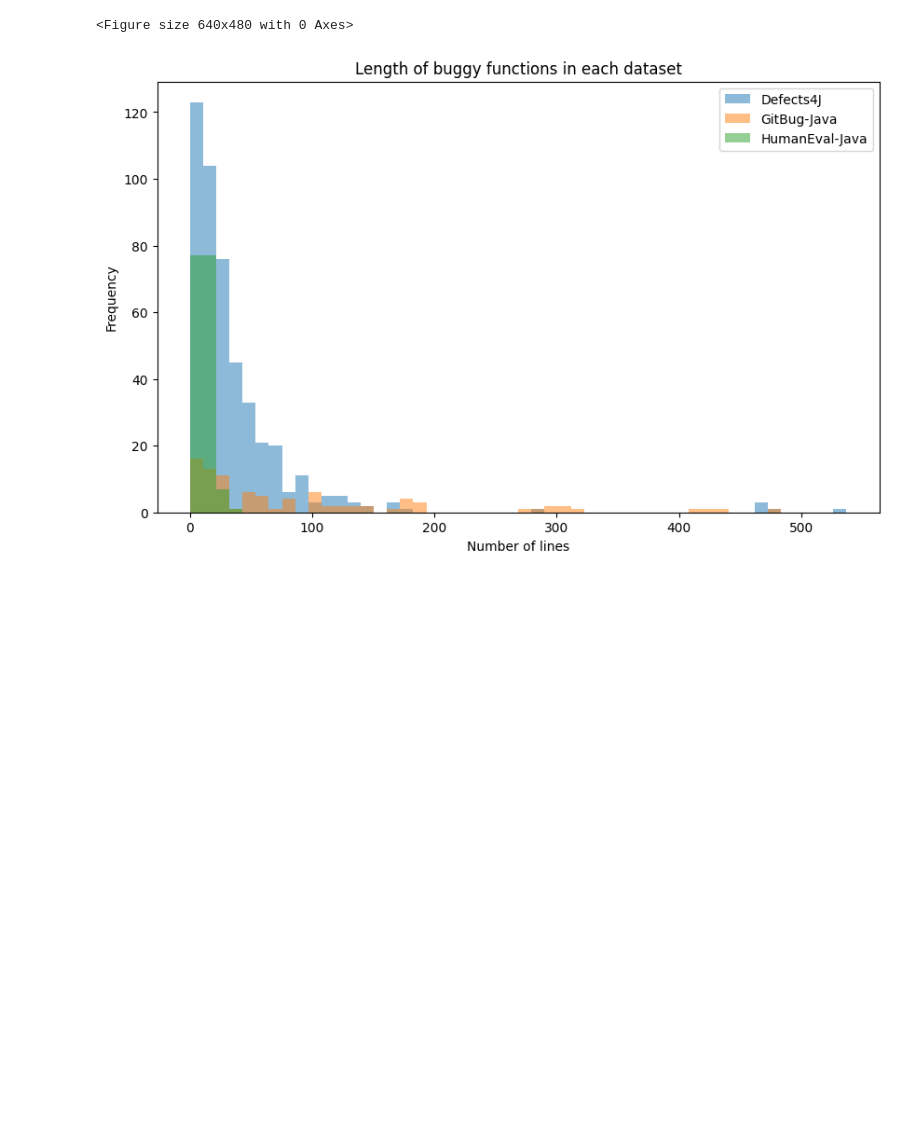
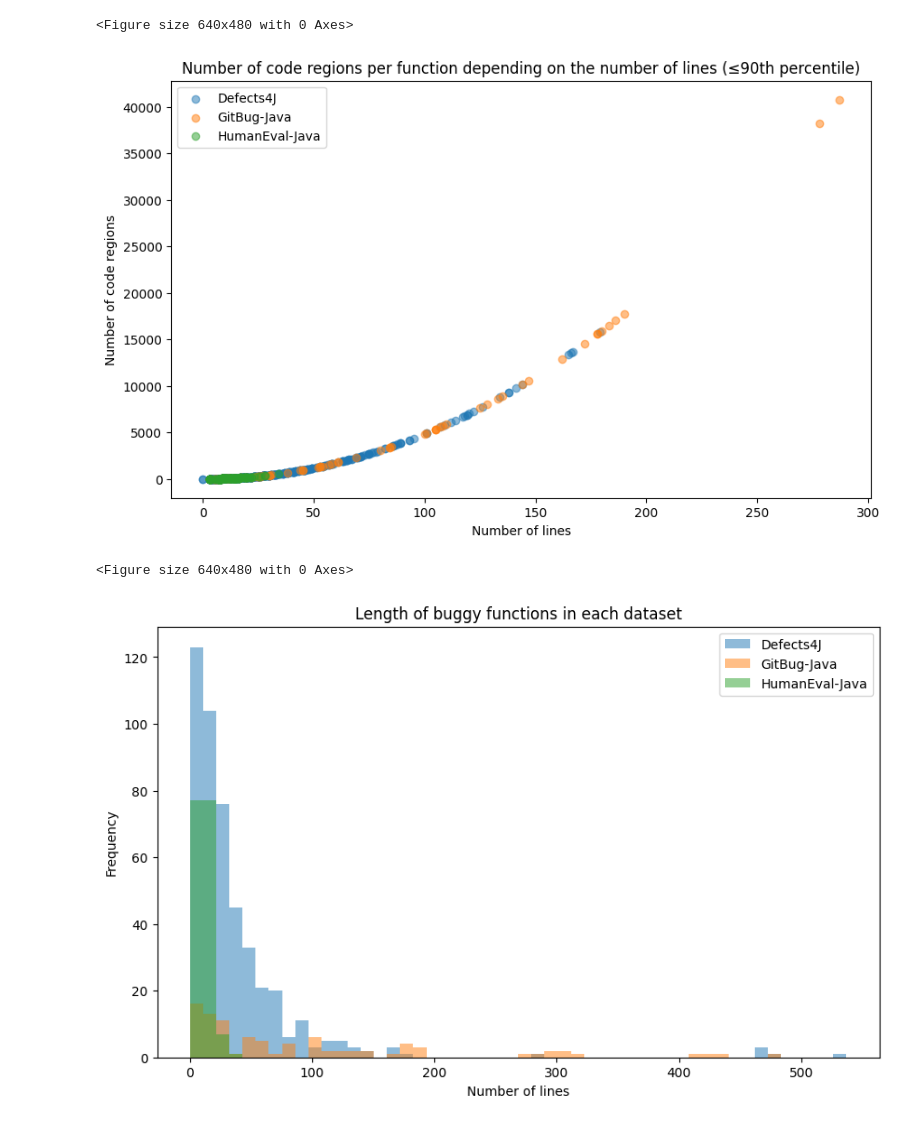
Before and after one commit to ASSERT-KTH/repairllama, a Jupyter notebook: src/fl/analyse_fl.ipynb, the cells around one changed output. Cells and saved outputs as stored; diff of their text form; code cells hidden in the pictures; blank space fills up the shorter version.

```diff
--- a/src/fl/analyse_fl.ipynb
+++ b/src/fl/analyse_fl.ipynb
@@ -15,3 +15,68 @@ humanevaljava_buggy_functions = []
 with open("../../benchmarks/humanevaljava/humaneval_f2f_bugs_with_ir1.jsonl", "r") as f:
     humanevaljava_buggy_functions = [json.loads(line) for line in f]
     humanevaljava_buggy_functions = [b["buggy_code"] for b in humanevaljava_buggy_functions if "buggy_code" in b]
+# %%
+import matplotlib.pyplot as plt
+import pandas as pd
+from fl import fault_localizer
+
+# Calculate the number of lines and the number of code regions for each function
+defects4j_data = [(len(b.splitlines()), len(fault_localizer(b))) for b in defects4j_buggy_functions]
+gitbugjava_data = [(len(b.splitlines()), len(fault_localizer(b))) for b in gitbugjava_buggy_functions]
+humanevaljava_data = [(len(b.splitlines()), len(fault_localizer(b))) for b in humanevaljava_buggy_functions]
+
+# Create DataFrames
+defects4j_df = pd.DataFrame(defects4j_data, columns=["Number of lines", "Number of code regions"])
+gitbugjava_df = pd.DataFrame(gitbugjava_data, columns=["Number of lines", "Number of code regions"])
+humanevaljava_df = pd.DataFrame(humanevaljava_data, columns=["Number of lines", "Number of code regions"])
+
+# Calculate descriptive statistics
+percentiles = [0.25, 0.5, 0.7, 0.75, 0.8, 0.9]
+defects4j_stats = defects4j_df.describe(percentiles)
+gitbugjava_stats = gitbugjava_df.describe(percentiles)
+humanevaljava_stats = humanevaljava_df.describe(percentiles)
+
+print("Defects4J Descriptive Statistics:")
+print(defects4j_stats)
+print("\nGitBug-Java Descriptive Statistics:")
+print(gitbugjava_stats)
+print("\nHumanEval-Java Descriptive Statistics:")
+print(humanevaljava_stats)
+
+# Calculate 90th percentile for number of lines
+p90_lines = max(
+    defects4j_df["Number of lines"].quantile(0.9),
+    gitbugjava_df["Number of lines"].quantile(0.9),
+    humanevaljava_df["Number of lines"].quantile(0.9)
+)
+
+# Clear the current figure
+plt.clf()
+
+# Increase the figure size
+fig, ax = plt.subplots(figsize=(10, 6))
+
+# Plot scatter plots with filtered data
+ax.scatter(
+    defects4j_df[defects4j_df["Number of lines"] <= p90_lines]["Number of lines"],
+    defects4j_df[defects4j_df["Number of lines"] <= p90_lines]["Number of code regions"],
+    alpha=0.5, label="Defects4J"
+)
+ax.scatter(
+    gitbugjava_df[gitbugjava_df["Number of lines"] <= p90_lines]["Number of lines"],
+    gitbugjava_df[gitbugjava_df["Number of lines"] <= p90_lines]["Number of code regions"],
+    alpha=0.5, label="GitBug-Java"
+)
+ax.scatter(
+    humanevaljava_df[humanevaljava_df["Number of lines"] <= p90_lines]["Number of lines"],
+    humanevaljava_df[humanevaljava_df["Number of lines"] <= p90_lines]["Number of code regions"],
+    alpha=0.5, label="HumanEval-Java"
+)
+
+ax.set_xlabel("Number of lines")
+ax.set_ylabel("Number of code regions")
+ax.set_title("Number of code regions per function depending on the number of lines (≤90th percentile)")
+ax.legend()
+
+plt.show()
+# %% [output]
@@ -18,3 +100,5 @@ with open("../../benchmarks/humanevaljava/humaneval_f2f_bugs_with_ir1.jsonl", "r
+<Figure size 640x480 with 0 Axes>
+[figure, added]
 # %%
 import matplotlib.pyplot as plt
 
```
Also changed, not shown: parts of 3 cells of this notebook.
